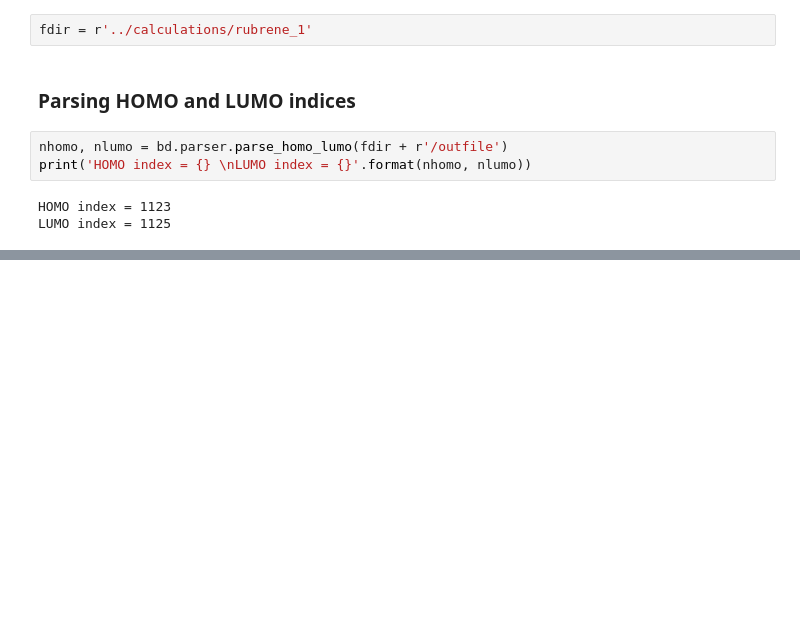
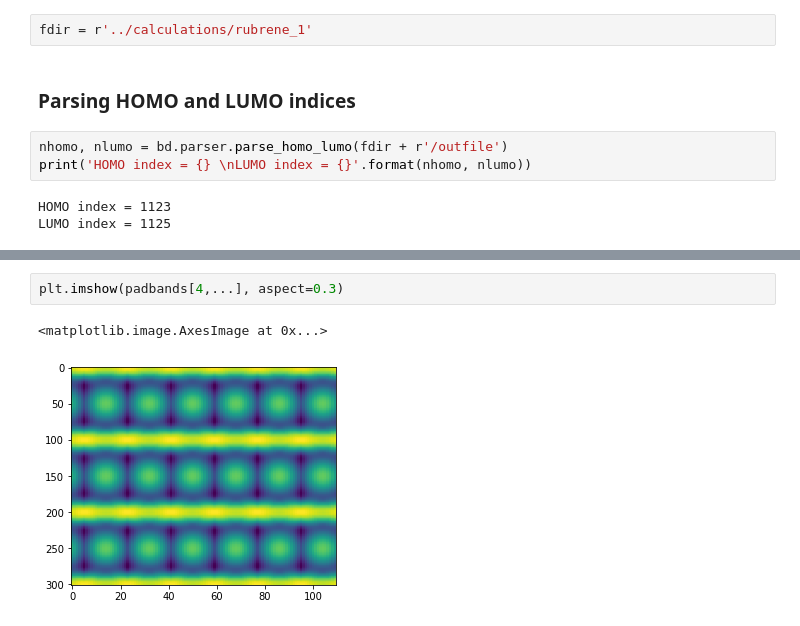
Before and after one commit to RealPolitiX/bandana, a Jupyter notebook: examples/From parsing to plotting.ipynb, the cells around one changed output, grey strips where cells are left out. Drawn from its saved outputs; the diff is of its cells as text; blank space fills up the shorter version.

```diff
--- a/examples/From parsing to plotting.ipynb
+++ b/examples/From parsing to plotting.ipynb
@@ -23,0 +45,5 @@ bd.parser.parse_bands??
+# %%
+plt.imshow(padbands[4,...], aspect=0.3)
+# %% [output]
+<matplotlib.image.AxesImage at 0x...>
+[figure, added]
```
Also changed, not shown: parts of 9 cells of this notebook.
